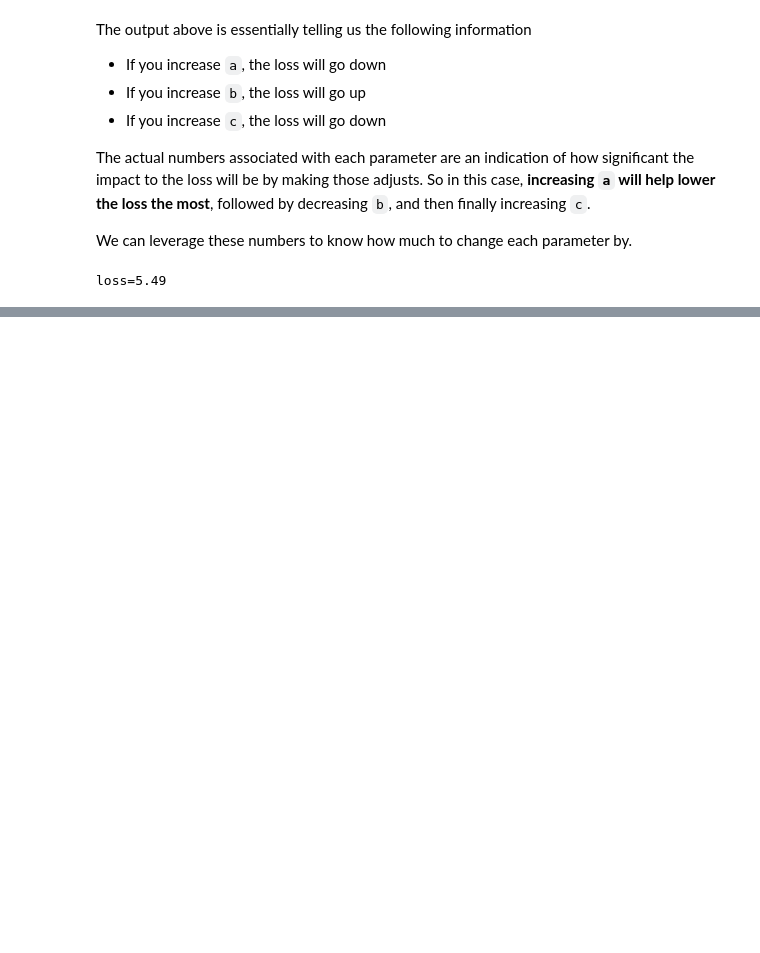
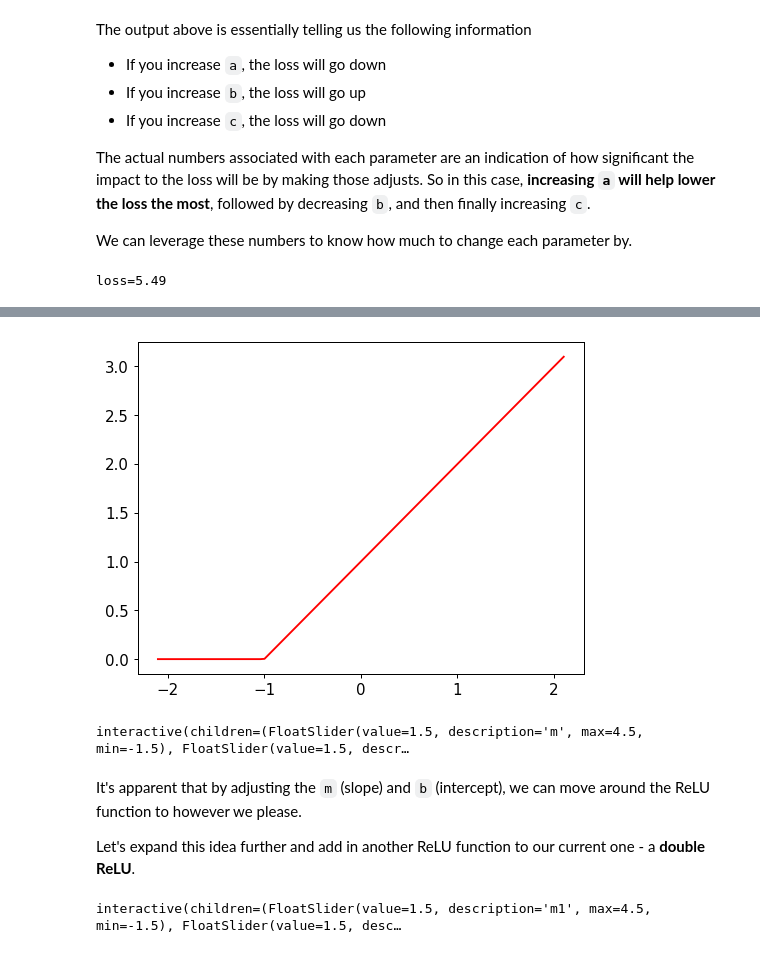
Before and after one commit to abhayratti/fastai-notes, a Jupyter notebook: lesson-3-neural-net-foundations/Lecture3Notes.ipynb, the cells around one changed output, grey strips where cells are left out. Saved outputs shown, nothing was run; the diff lists cells and outputs as text; code cells hidden in the pictures; blank space fills up the shorter version.

```diff
--- a/lesson-3-neural-net-foundations/Lecture3Notes.ipynb
+++ b/lesson-3-neural-net-foundations/Lecture3Notes.ipynb
@@ -300,0 +313,27 @@ For iteration 4, loss=3.28
+# %%
+def relu(m, b, x):
+    y = m*x + b
+    return torch.clip(y, 0.) # If y-value < 0, make it 0.
+
+plot_function(partial(relu, 1, 1))
+# %% [output]
+[figure, added]
+# %%
+@interact(m=1.5, b=1.5)
+def plot_relu(m, b):
+    plot_function(partial(relu, m, b), ylim=(-1, 4)) # FYI, ylim just keeps the scales constant while we move the params around
+# %% [output]
+interactive(children=(FloatSlider(value=1.5, description='m', max=4.5, min=-1.5), FloatSlider(value=1.5, descr…
+# %% [markdown]
+It's apparent that by adjusting the `m` (slope) and `b` (intercept), we can move around the ReLU function to however we please.
+
+Let's expand this idea further and add in another ReLU function to our current one - a **double ReLU**.
+# %%
+def double_relu(m1, b1, m2, b2, x):
+    return relu(m1, b1, x) + relu(m2, b2, x)
+
+@interact(m1=1.5, b1=1.5, m2=-1.5, b2=-1.5)
+def plot_double_relu(m1, b1, m2, b2):
+    plot_function(partial(double_relu, m1, b1, m2, b2), ylim=(-1, 4))
+# %% [output]
+interactive(children=(FloatSlider(value=1.5, description='m1', max=4.5, min=-1.5), FloatSlider(value=1.5, desc…
```
Also changed, not shown: parts of 5 cells of this notebook.
